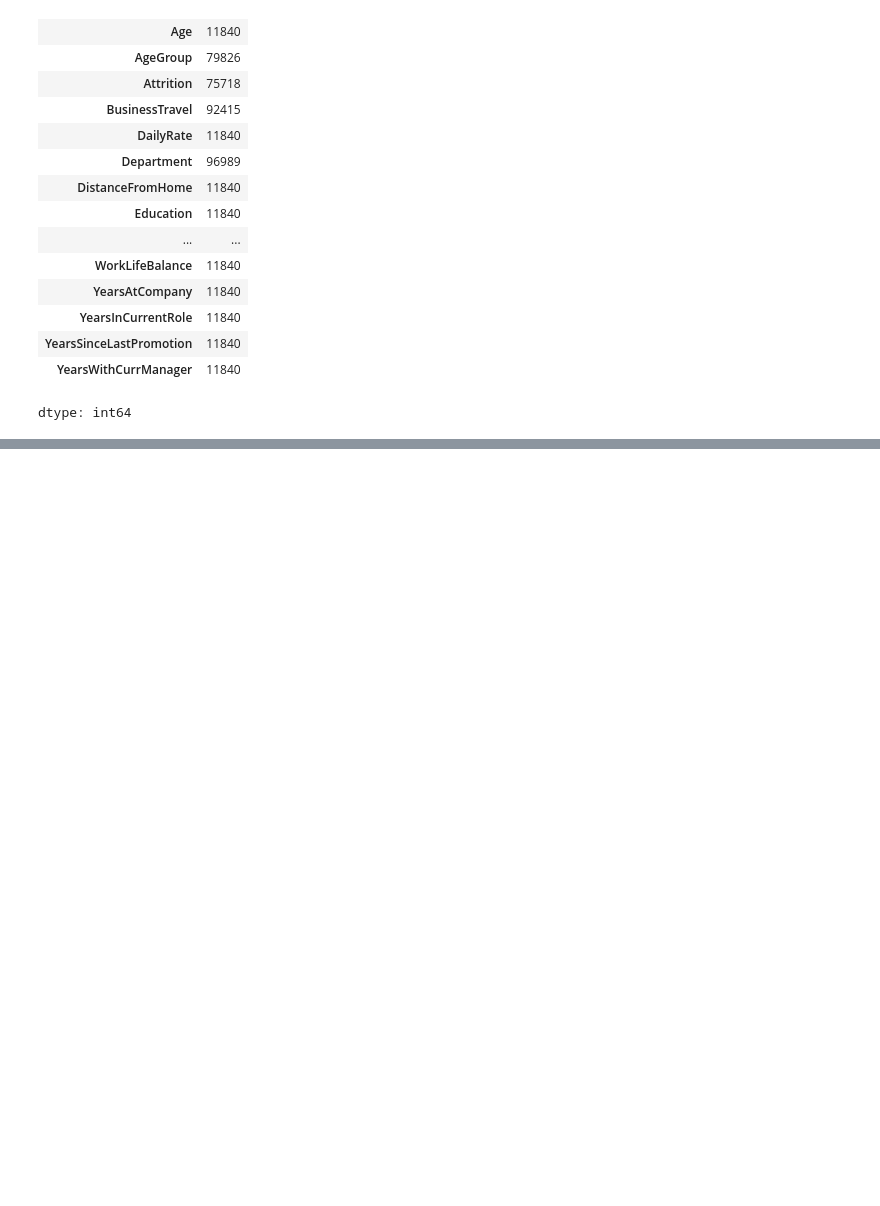
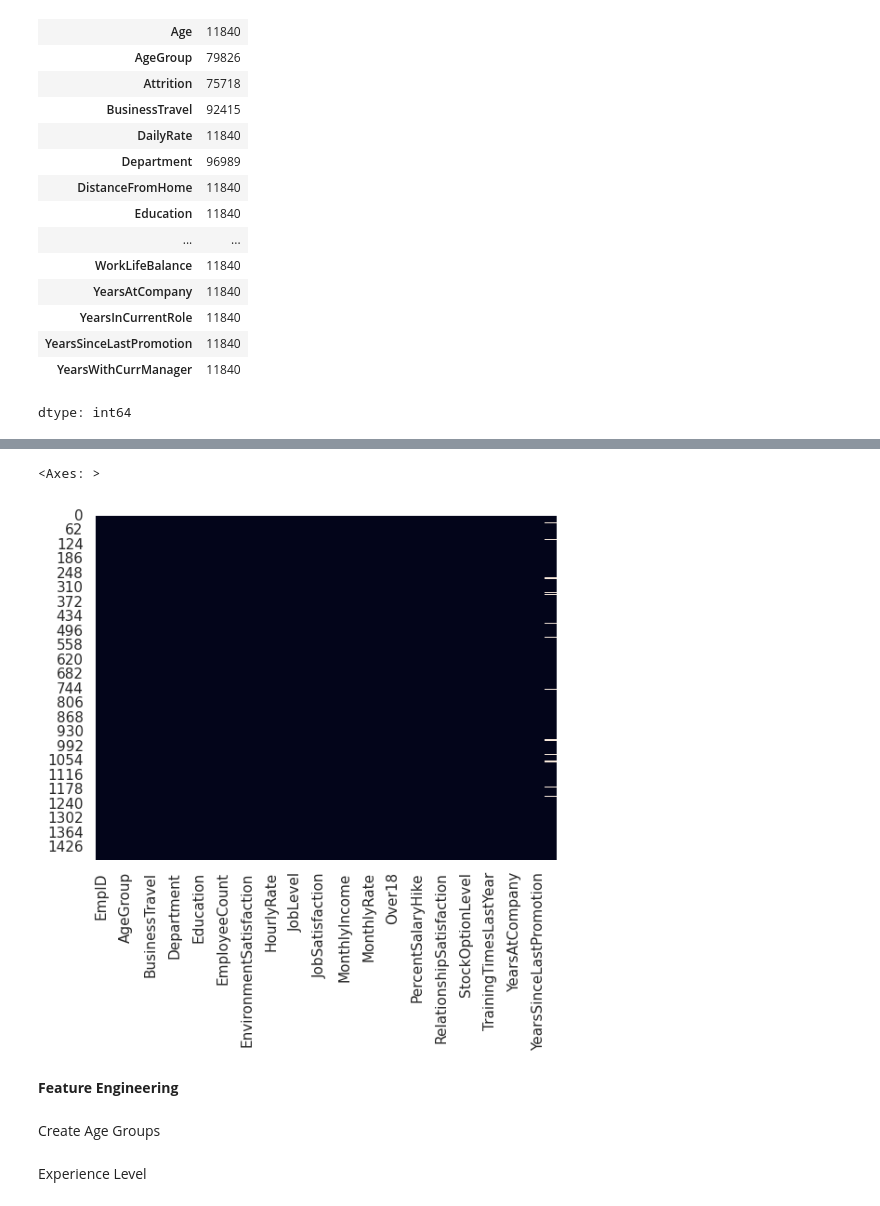
Before and after one commit to Rohit3435/HR-Analytics-PowerBI-Dashboard, a Jupyter notebook: HR_Analytics_End_to_End_Project.ipynb, the cells around one changed output, grey strips where cells are left out. Cells and saved outputs as stored; diff of their text form; code cells hidden in the pictures; blank space fills up the shorter version.

Commit message:
Feature Engineering

```diff
--- a/HR_Analytics_End_to_End_Project.ipynb
+++ b/HR_Analytics_End_to_End_Project.ipynb
@@ -161,0 +183,5 @@ dtype: int64
+# %%
+sns.heatmap(df.isnull(),cbar=False)
+# %% [output]
+<Axes: >
+[figure, added]
@@ -161,0 +190,4 @@ dtype: int64
+# %% [markdown]
+ **Feature Engineering**
+# %% [markdown]
+Create Age Groups
@@ -161,0 +198,2 @@ dtype: int64
+# %% [markdown]
+Experience Level
```
Also changed, not shown: parts of 9 cells of this notebook.
